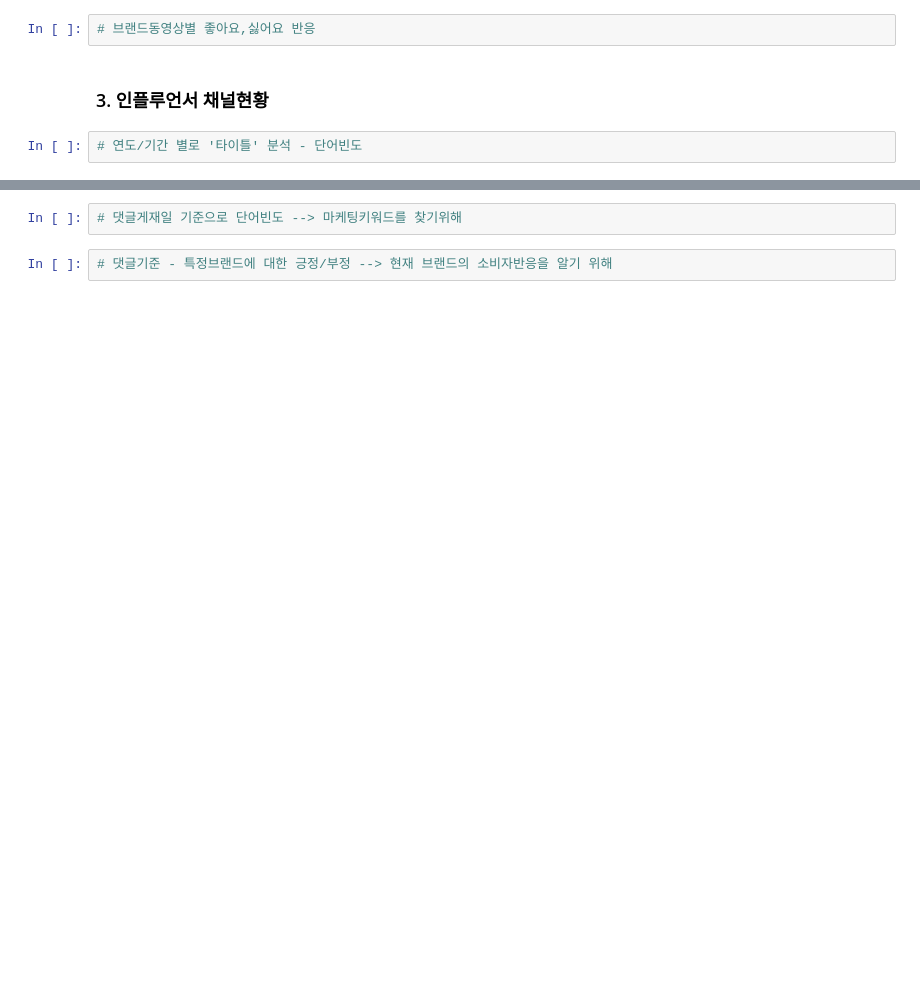
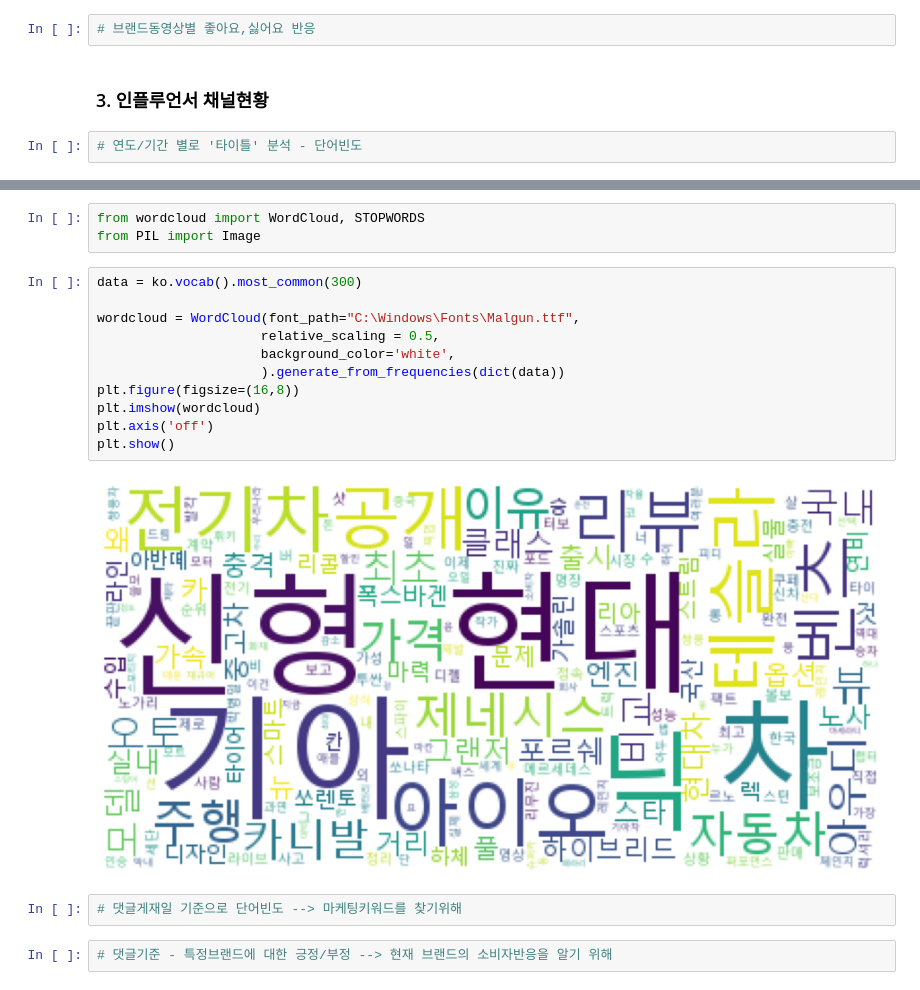
Before and after one commit to JeonghyunKo/crawling-repo-1, a Jupyter notebook: 10_Dashboard.ipynb, the cells around one changed output, grey strips where cells are left out. Saved outputs shown, nothing was run; the diff lists cells and outputs as text; blank space fills up the shorter version.

Commit message:
add wordcloud 10_Dashboard.ipynb

```diff
--- a/10_Dashboard.ipynb
+++ b/10_Dashboard.ipynb
@@ -560,3 +638,19 @@ for i in range(0,len(Video_list)):
+# %%
+from wordcloud import WordCloud, STOPWORDS
+from PIL import Image
+# %%
+data = ko.vocab().most_common(300)
+
+wordcloud = WordCloud(font_path="C:\Windows\Fonts\Malgun.ttf",
+                     relative_scaling = 0.5,
+                     background_color='white',
+                     ).generate_from_frequencies(dict(data))
+plt.figure(figsize=(16,8))
+plt.imshow(wordcloud)
+plt.axis('off')
+plt.show()
+# %% [output]
+[figure, added]
 # %%
 # 댓글게재일 기준으로 단어빈도 --> 마케팅키워드를 찾기위해
 # %%
```
Also changed, not shown: parts of 14 cells of this notebook.
